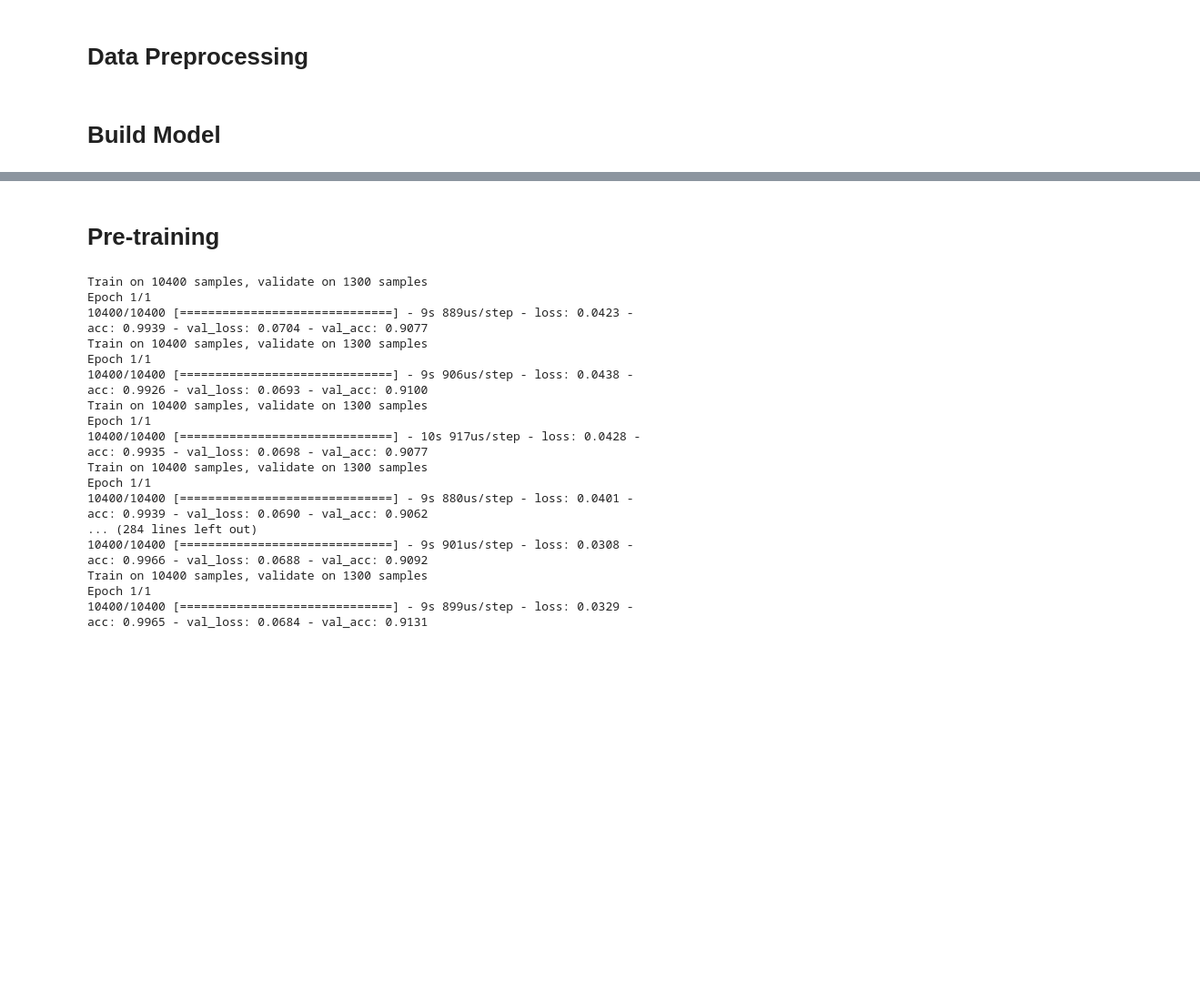
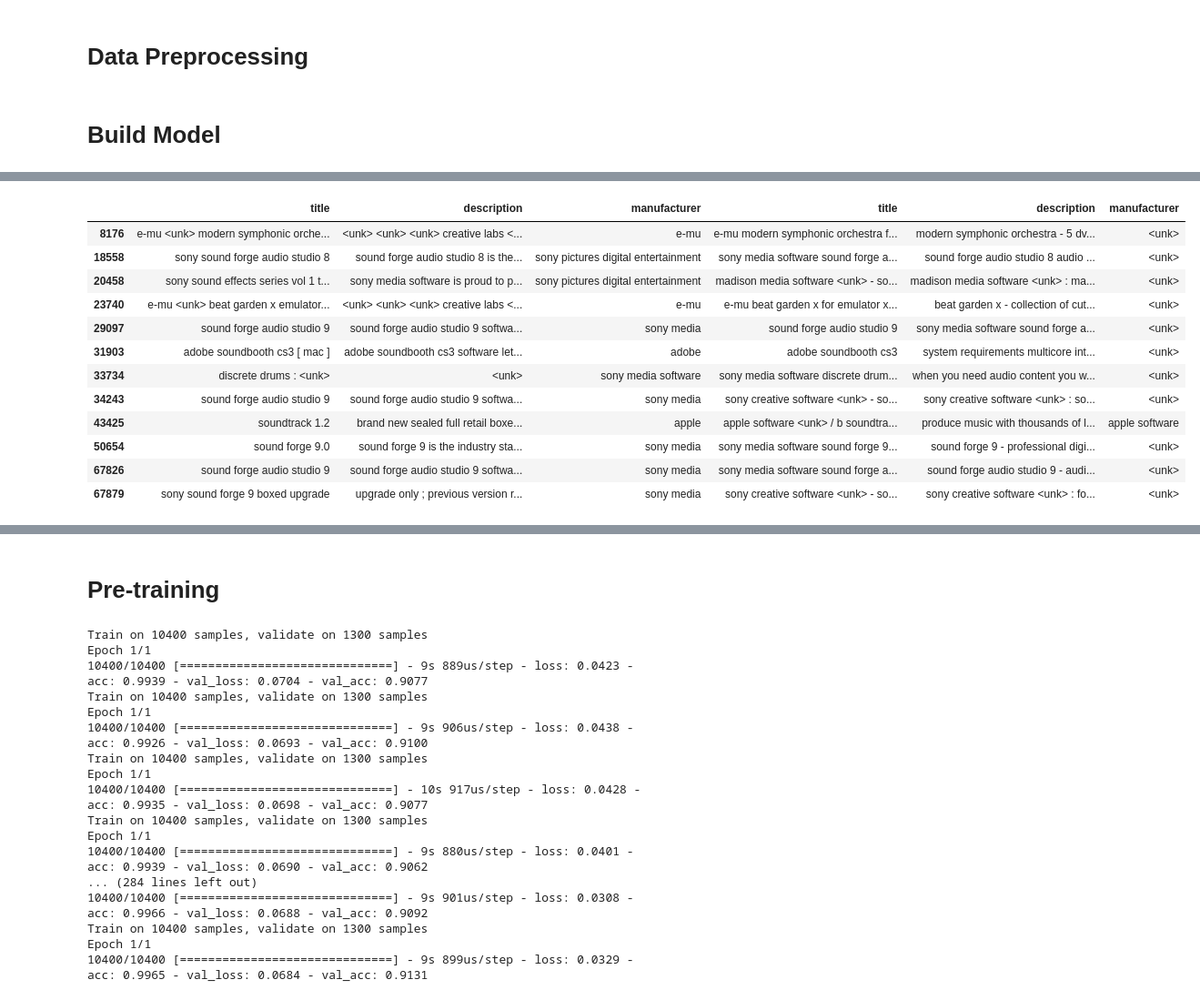
Before and after one commit to zhao1701/extending-deep-ER, a Jupyter notebook: notebooks/baseline-lstm-amazon-google.ipynb, the cells around one changed output, grey strips where cells are left out. Shown at 91% size. Saved outputs shown, nothing was run; the diff lists cells and outputs as text; code cells hidden in the pictures; blank space fills up the shorter version.

```diff
--- a/notebooks/baseline-lstm-amazon-google.ipynb
+++ b/notebooks/baseline-lstm-amazon-google.ipynb
@@ -27,6 +27,8 @@ from matplotlib import rcParams
 from importlib import reload
 from harness import TrainingHarness
 
+pd.options.display.max_colwidth = 1000
+
 rcParams['font.family'] = 'serif'
 rcParams['font.serif'] = 'times new roman'
 
@@ -54,20 +56,19 @@ data['val_2'] = data['val_2'].drop(['id2', 'price'], axis = 'columns')
 data['test_1'] = data['test_1'].drop(['id1', 'price'], axis = 'columns')
 data['test_2'] = data['test_2'].drop(['id2', 'price'], axis = 'columns')
 
-
 # concatenate all embedding columns so each record becomes one giant list
 def concat_columns(x):
-    x = x['title'] + x['description'] + x['manufacturer']
-    return x
+    y = tuple(x['manufacturer']) + tuple(x['title'])
+    return y
 
 for df_name in datasets:
     data[df_name] = data[df_name].apply(concat_columns, axis='columns')
 
 # pad all sequences with less than 500 indices with zeros
 # limit all sequences to 500 indices
-maxlen = 500
+maxlen = 50
 for df_name in datasets:
-    data[df_name] = pad_sequences(data[df_name], maxlen=maxlen)
+    data[df_name] = pad_sequences(data[df_name], maxlen=maxlen, padding='post', truncating='post')
 # %% [markdown]
 # Build Model
 # %%
@@ -105,0 +180,40 @@ malstm = Model([input_left, input_right], [distance])
+# %%
+import helpers as hp
+
+val_1 = pd.read_csv('../data/split/amazon-google/val_1.csv')
+val_2 = pd.read_csv('../data/split/amazon-google/val_2.csv')
+train_1 = pd.read_csv('../data/split/amazon-google/train_1.csv')
+train_2 = pd.read_csv('../data/split/amazon-google/train_2.csv')
+
+def indices_to_words(x):
+    string = ''
+    for idx in x:
+        string = string + ' ' + map['idx2word'][idx]
+    return string
+
+val_1_str = val_1[['title', 'description', 'manufacturer']].applymap(hp.str_to_list)
+val_2_str = val_2[['title', 'description', 'manufacturer']].applymap(hp.str_to_list)
+val_1_str = val_1_str.applymap(indices_to_words)
+val_2_str = val_2_str.applymap(indices_to_words)
+
+train_1_str = train_1[['title', 'description', 'manufacturer']].applymap(hp.str_to_list)
+train_2_str = train_2[['title', 'description', 'manufacturer']].applymap(hp.str_to_list)
+train_1_str = train_1_str.applymap(indices_to_words)
+train_2_str = train_2_str.applymap(indices_to_words)
+# %%
+train_str = pd.concat([train_1_str, train_2_str], axis = 'columns')
+train_str.loc[(data['train_y'].astype(bool).squeeze()) & train_str['title'].iloc[:,1].str.contains('sound')]
+# %% [output]
+|  | title | description | manufacturer | title | description | manufacturer |
+| 8176 | e-mu <unk> modern symphonic orche... | <unk> <unk> <unk> creative labs <... | e-mu | e-mu modern symphonic orchestra f... | modern symphonic orchestra - 5 dv... | <unk> |
+| 18558 | sony sound forge audio studio 8 | sound forge audio studio 8 is the... | sony pictures digital entertainment | sony media software sound forge a... | sound forge audio studio 8 audio ... | <unk> |
+| 20458 | sony sound effects series vol 1 t... | sony media software is proud to p... | sony pictures digital entertainment | madison media software <unk> - so... | madison media software <unk> : ma... | <unk> |
+| 23740 | e-mu <unk> beat garden x emulator... | <unk> <unk> <unk> creative labs <... | e-mu | e-mu beat garden x for emulator x... | beat garden x - collection of cut... | <unk> |
+| 29097 | sound forge audio studio 9 | sound forge audio studio 9 softwa... | sony media | sound forge audio studio 9 | sony media software sound forge a... | <unk> |
+| 31903 | adobe soundbooth cs3 [ mac ] | adobe soundbooth cs3 software let... | adobe | adobe soundbooth cs3 | system requirements multicore int... | <unk> |
+| 33734 | discrete drums : <unk> | <unk> | sony media software | sony media software discrete drum... | when you need audio content you w... | <unk> |
+| 34243 | sound forge audio studio 9 | sound forge audio studio 9 softwa... | sony media | sony creative software <unk> - so... | sony creative software <unk> : so... | <unk> |
+| 43425 | soundtrack 1.2 | brand new sealed full retail boxe... | apple | apple software <unk> / b soundtra... | produce music with thousands of l... | apple software |
+| 50654 | sound forge 9.0 | sound forge 9 is the industry sta... | sony media | sony media software sound forge 9... | sound forge 9 - professional digi... | <unk> |
+| 67826 | sound forge audio studio 9 | sound forge audio studio 9 softwa... | sony media | sony media software sound forge a... | sound forge audio studio 9 - audi... | <unk> |
+| 67879 | sony sound forge 9 boxed upgrade | upgrade only ; previous version r... | sony media | sony creative software <unk> - so... | sony creative software <unk> : fo... | <unk> |
```
Also changed, not shown: parts of 15 cells of this notebook, 2 other files.
